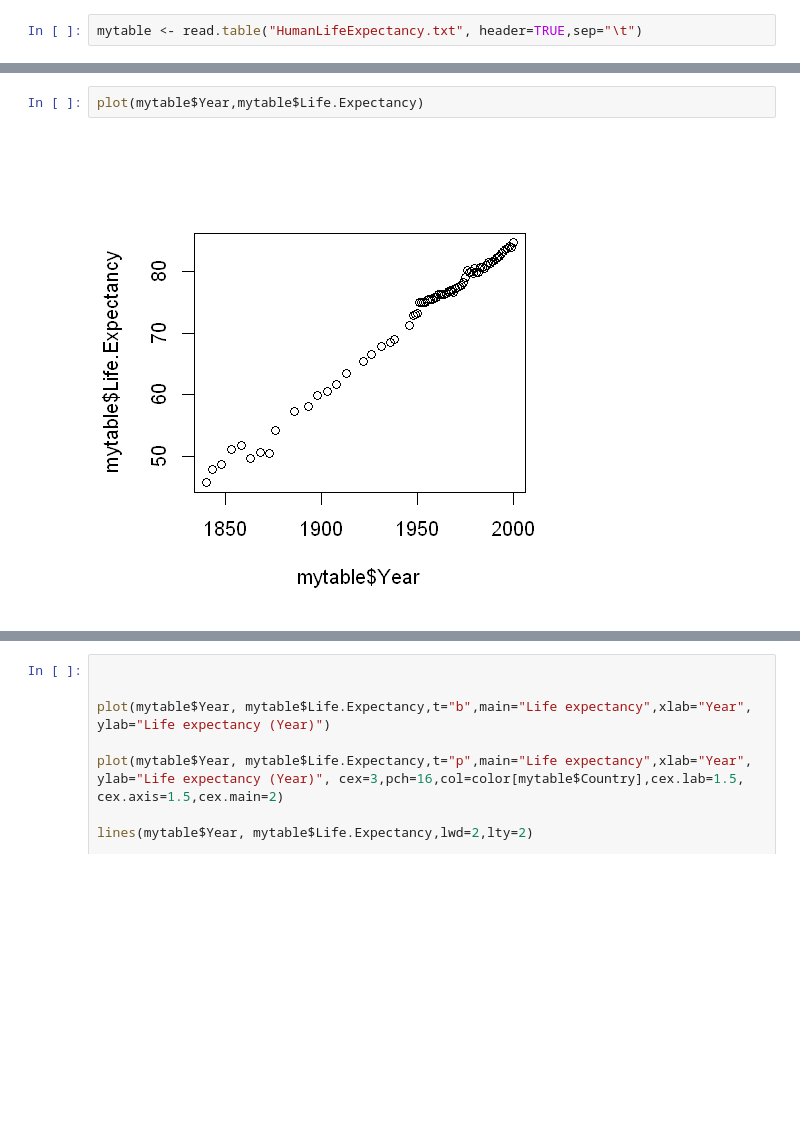
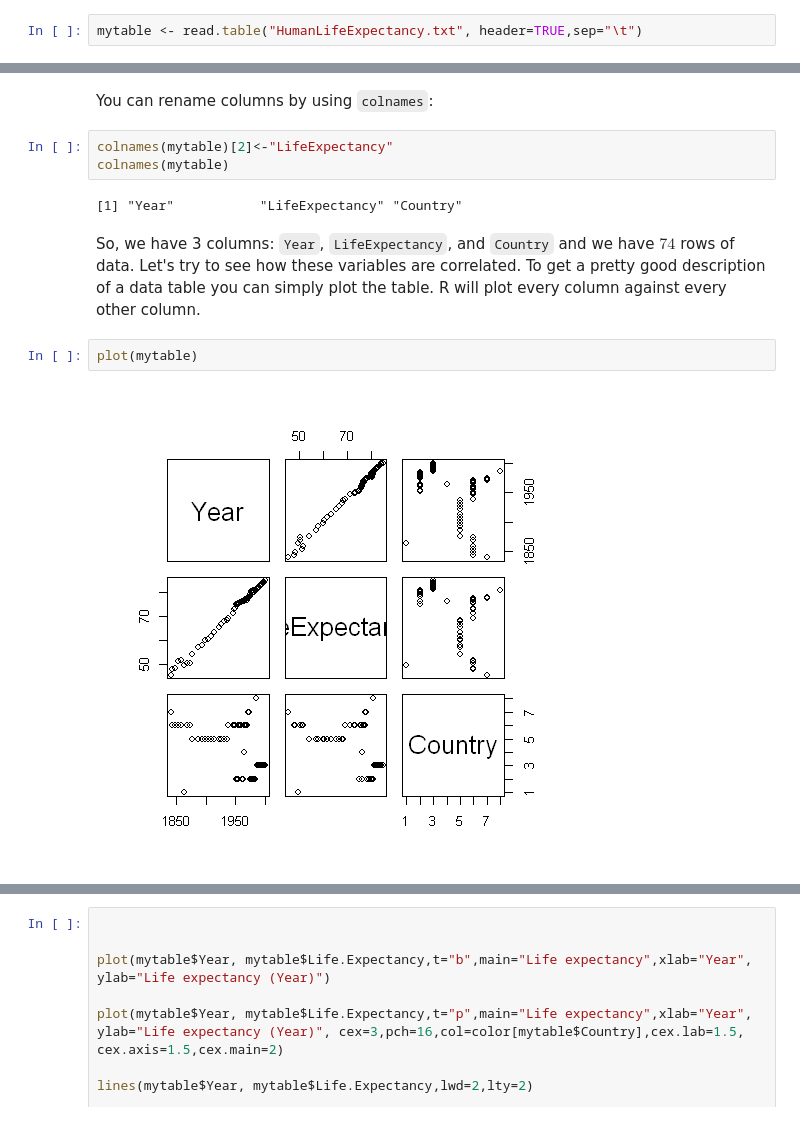
Before and after one commit to tpaixao/stats_with_r_tutorial, a Jupyter notebook: Lecture_1-Plotting.ipynb, the cells around one changed output, grey strips where cells are left out. Cells and saved outputs as stored; diff of their text form; blank space fills up the shorter version.

```diff
--- a/Lecture_1-Plotting.ipynb
+++ b/Lecture_1-Plotting.ipynb
@@ -66,4 +95,13 @@ The file we read has three columns named Year, Life.Expectancy and Country.
+# %% [markdown]
+You can rename columns by using `colnames`:
+# %%
+colnames(mytable)[2]<-"LifeExpectancy"
+colnames(mytable)
+# %% [output]
+[1] "Year"           "LifeExpectancy" "Country"
+# %% [markdown]
+So, we have 3 columns: `Year`, `LifeExpectancy`, and `Country` and we have $74$ rows of data. Let's try to see how these variables are correlated. To get a pretty good description of a data table you can simply plot the table. R will plot every column against every other column.
 # %%
-plot(mytable$Year,mytable$Life.Expectancy)
+plot(mytable)
 # %% [output]
-[figure, old version]
+[figure, new version]
```
Also changed, not shown: parts of 26 cells of this notebook.
